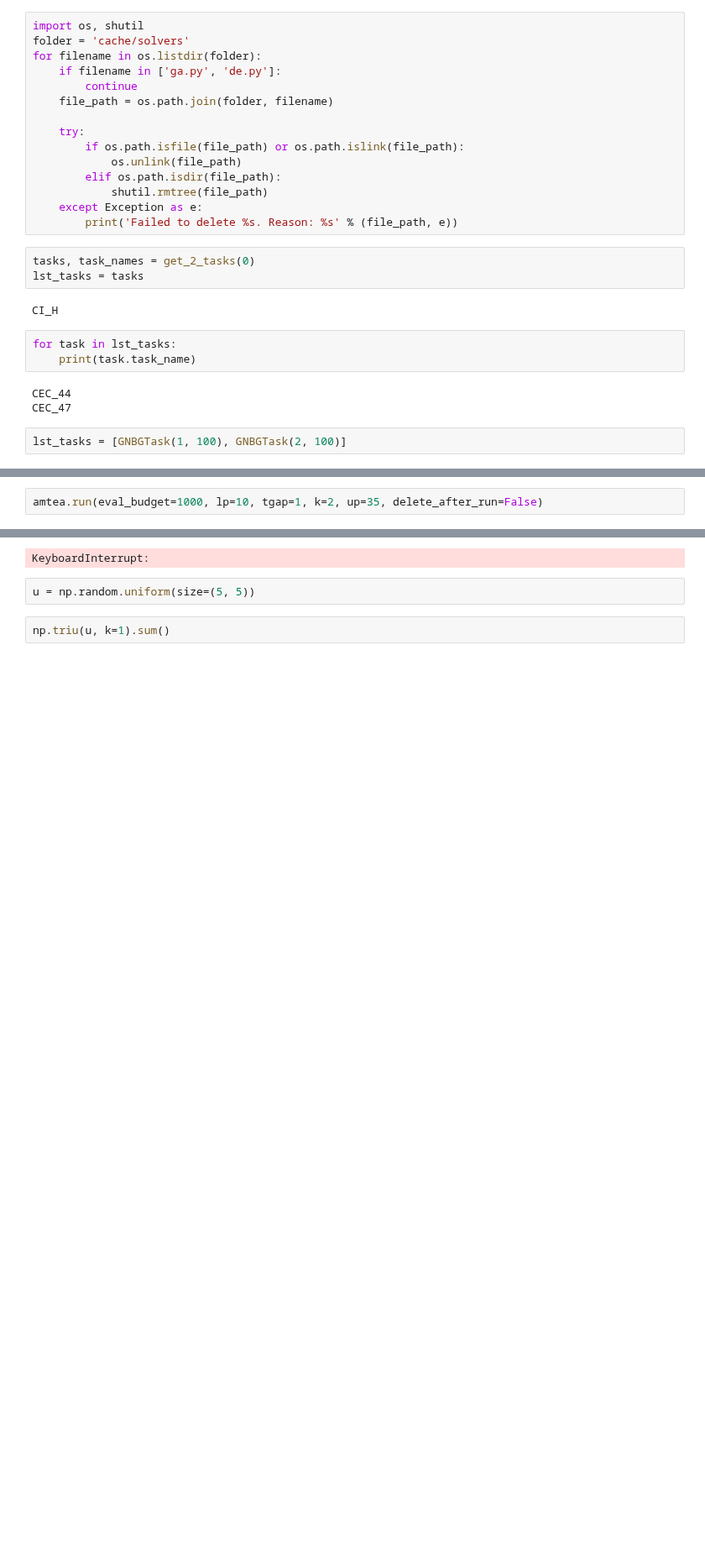
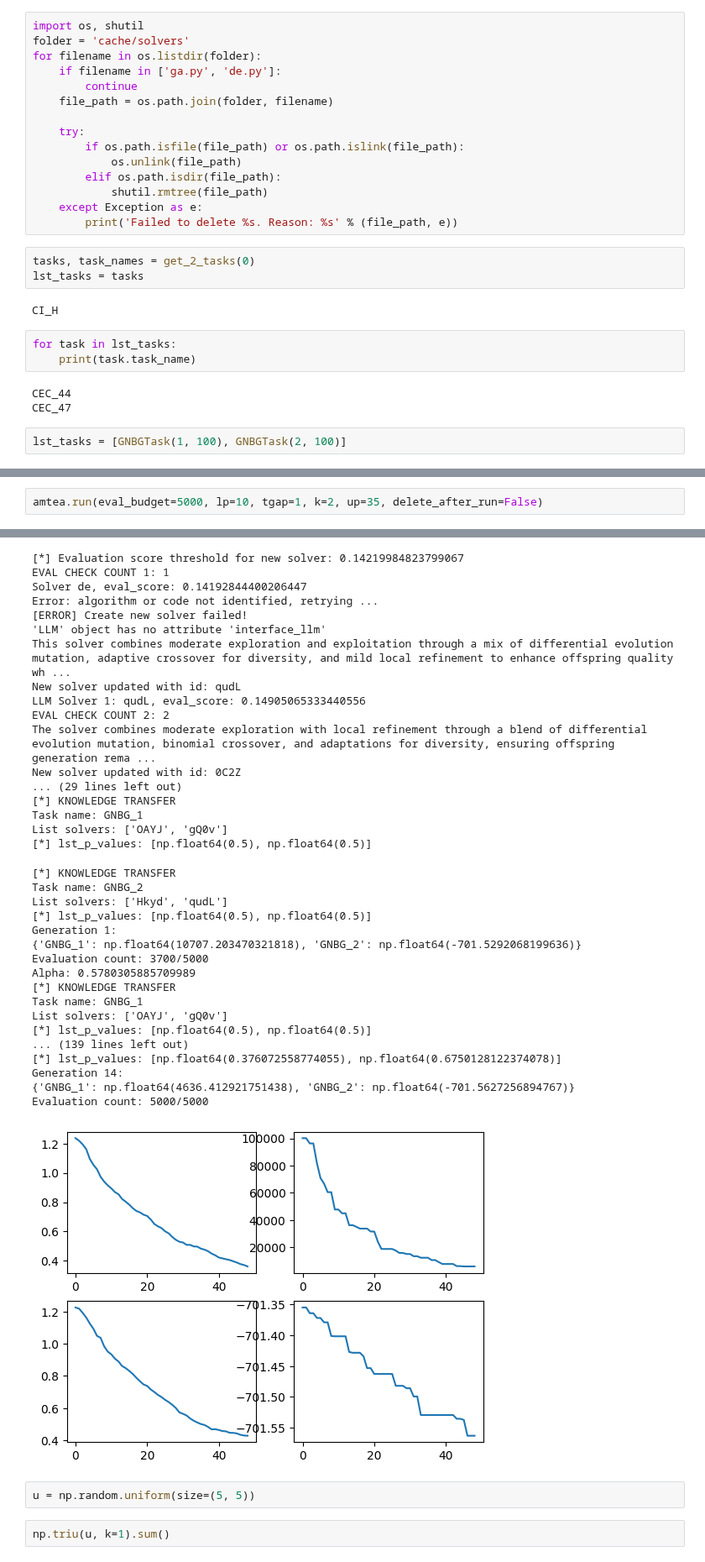
Before and after one commit to vuanhhuyhlqn/AMTEA, a Jupyter notebook: test.ipynb, the cells around one changed output, grey strips where cells are left out. Shown at 84% size. Saved outputs shown, nothing was run; the diff lists cells and outputs as text; blank space fills up the shorter version.

```diff
--- a/test.ipynb
+++ b/test.ipynb
@@ -70,3 +67,3 @@ Solver m9Kn, eval_score: nan
 # %%
-amtea.run(eval_budget=1000, lp=10, tgap=1, k=2, up=35, delete_after_run=False)
+amtea.run(eval_budget=5000, lp=10, tgap=1, k=2, up=35, delete_after_run=False)
 # %% [output]
@@ -90,4 +87,38 @@ Do not give additional explanations.
-KeyboardInterrupt:
+[*] Evaluation score threshold for new solver: 0.14219984823799067
+EVAL CHECK COUNT 1: 1
+Solver de, eval_score: 0.14192844400206447
+Error: algorithm or code not identified, retrying ...
+[ERROR] Create new solver failed!
+'LLM' object has no attribute 'interface_llm'
+This solver combines moderate exploration and exploitation through a mix of differential evolution mutation, adaptive crossover for diversity, and mild local refinement to enhance offspring quality wh ...
+New solver updated with id: qudL
+LLM Solver 1: qudL, eval_score: 0.14905065333440556
+EVAL CHECK COUNT 2: 2
+The solver combines moderate exploration with local refinement through a blend of differential evolution mutation, binomial crossover, and adaptations for diversity, ensuring offspring generation rema ...
+New solver updated with id: 0C2Z
+... (29 lines left out)
+[*] KNOWLEDGE TRANSFER
+Task name: GNBG_1
+List solvers: ['OAYJ', 'gQ0v']
+[*] lst_p_values: [np.float64(0.5), np.float64(0.5)]
+[*] KNOWLEDGE TRANSFER
+Task name: GNBG_2
+List solvers: ['Hkyd', 'qudL']
+[*] lst_p_values: [np.float64(0.5), np.float64(0.5)]
+Generation 1:
+{'GNBG_1': np.float64(10707.203470321818), 'GNBG_2': np.float64(-701.5292068199636)}
+Evaluation count: 3700/5000
+Alpha: 0.5780305885709989
+[*] KNOWLEDGE TRANSFER
+Task name: GNBG_1
+List solvers: ['OAYJ', 'gQ0v']
+[*] lst_p_values: [np.float64(0.5), np.float64(0.5)]
+... (139 lines left out)
+[*] lst_p_values: [np.float64(0.376072558774055), np.float64(0.6750128122374078)]
+Generation 14:
+{'GNBG_1': np.float64(4636.412921751438), 'GNBG_2': np.float64(-701.5627256894767)}
+Evaluation count: 5000/5000
+[figure, added]
 # %%
 u = np.random.uniform(size=(5, 5))
 # %%
```
Also changed, not shown: parts of 3 cells of this notebook, 3 other files.
